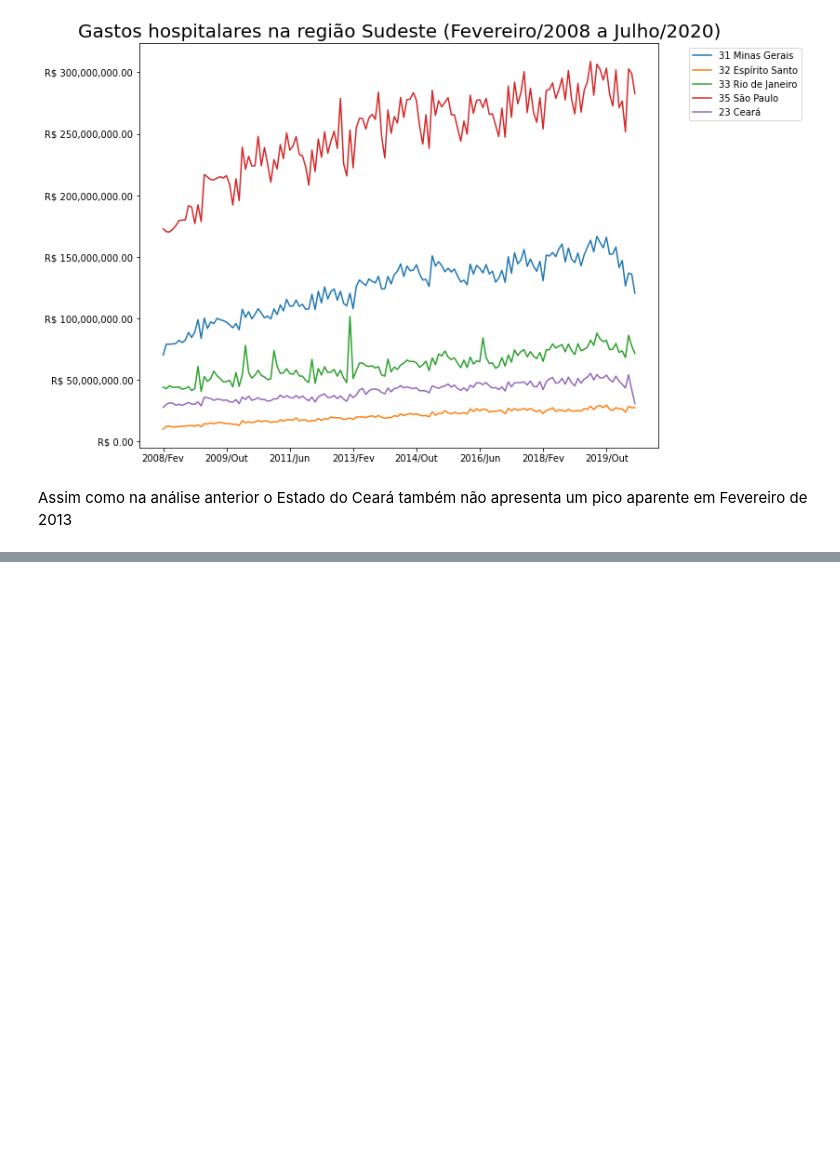
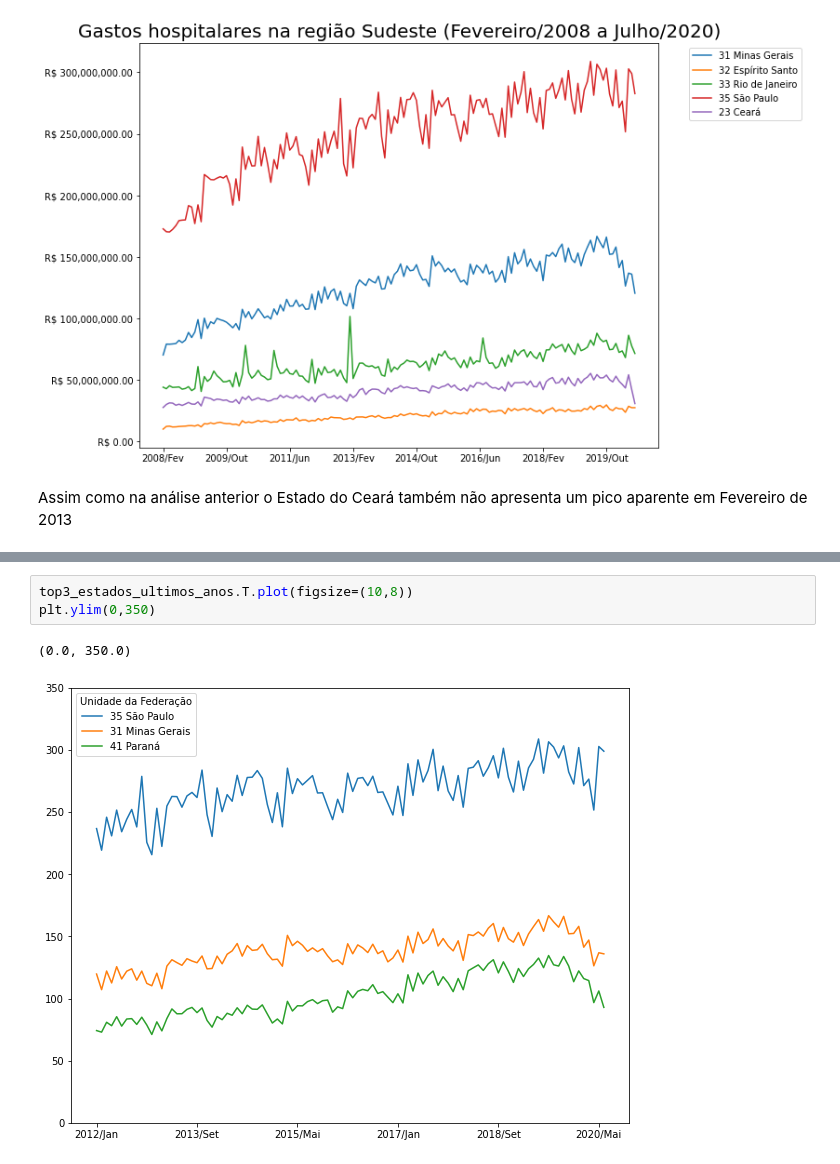
Before and after one commit to johnatanDM/bootcamp-datascience-alura, a Jupyter notebook: Módulo 1 - PYTHON E PANDAS PARA ANÁLISE DE DADOS REAIS/Bootcamp_Data_Science_Projeto_1.ipynb, the cells around one changed output, grey strips where cells are left out. Drawn from its saved outputs; the diff is of its cells as text; blank space fills up the shorter version.

```diff
--- a/Módulo 1 - PYTHON E PANDAS PARA ANÁLISE DE DADOS REAIS/Bootcamp_Data_Science_Projeto_1.ipynb
+++ b/Módulo 1 - PYTHON E PANDAS PARA ANÁLISE DE DADOS REAIS/Bootcamp_Data_Science_Projeto_1.ipynb
@@ -498,0 +549,6 @@ Assim como na análise anterior o Estado do Ceará também não apresenta um pic
+# %%
+top3_estados_ultimos_anos.T.plot(figsize=(10,8))
+plt.ylim(0,350)
+# %% [output]
+(0.0, 350.0)
+[figure, added]
```
Also changed, not shown: parts of 19 cells of this notebook.
